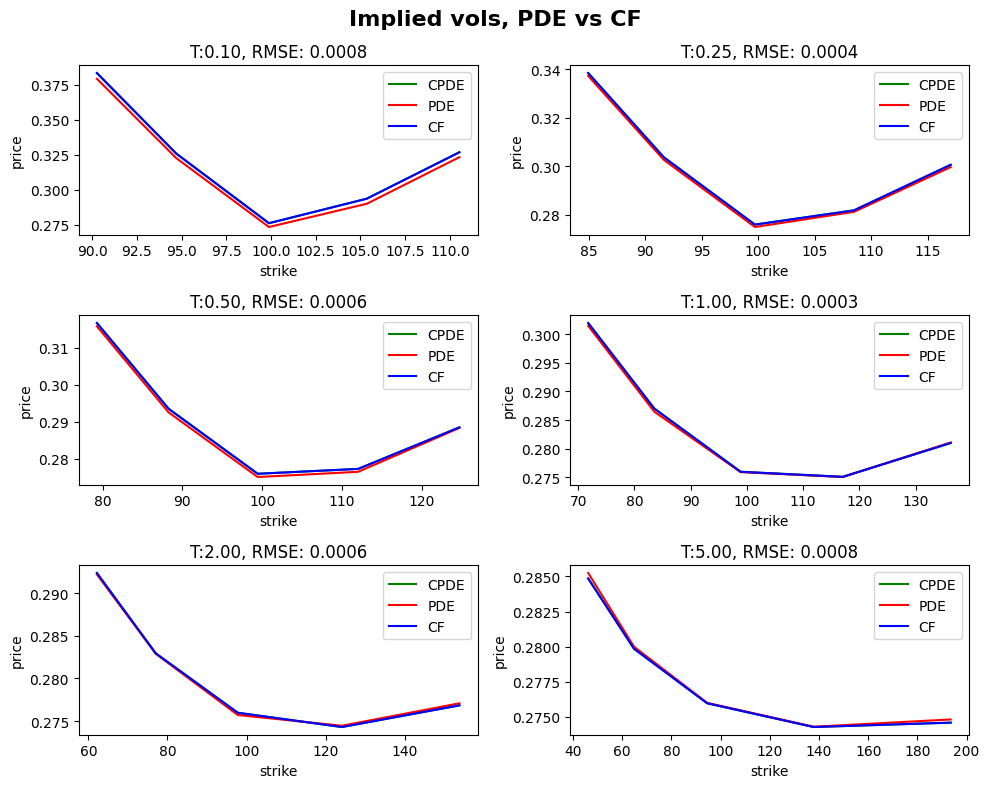
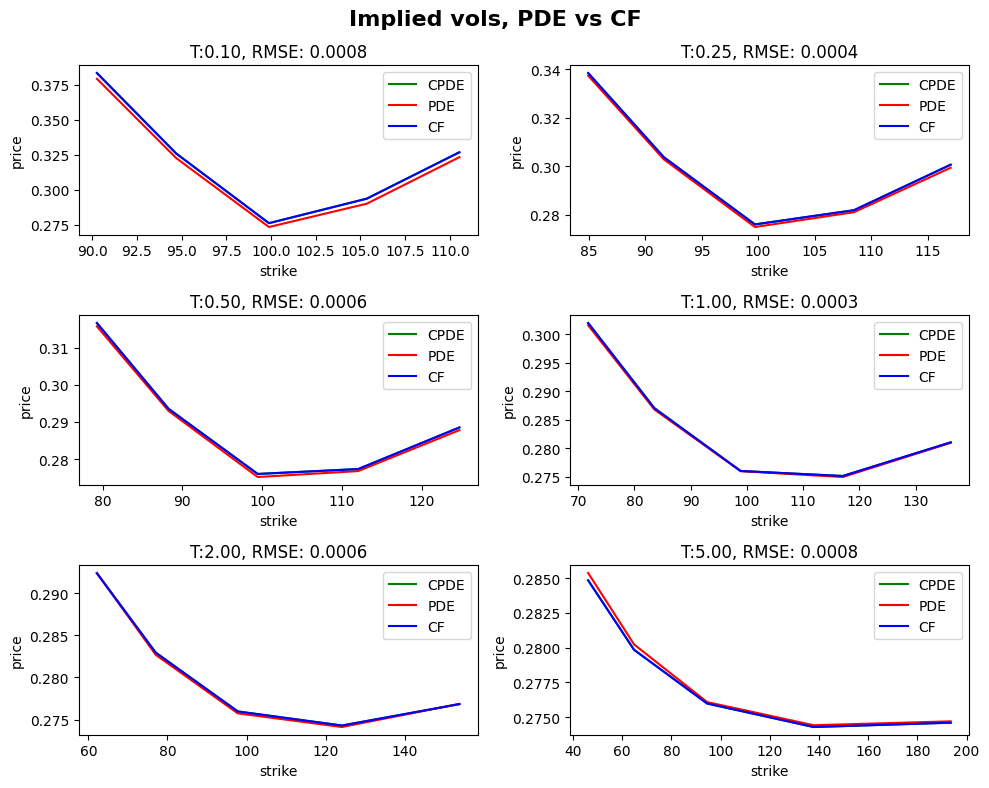
Code edit (unified diff) that turned the first committed figure into the second:
--- before
+++ after
@@ -19,14 +19,12 @@
 calib_vol_rmses = []
 is_call = True
-num_iv_prices, num_iv_vols = [], []
+num_iv_vols = []
 for exp_idx, expiry in enumerate(expiry_grid):
     calib_vol_rmses.append(10000.0 * metrics.rmse(vol_surface[exp_idx], calib_pde_vols[exp_idx]))
     f = fwds[exp_idx]
     strikes = strike_surface[exp_idx]
-    num_iv_prices.append(num_iv.black_volatility(expiry, strikes, f))
-    # num_iv_prices.append(num_iv.calculate(expiry, strikes, is_call, f))
-    num_iv_vols.append(['ToDo'])
+    num_iv_vols.append(num_iv.black_volatility(expiry, strikes, f))
 
-print(f"Num. IV prices: {num_iv_prices}")
+print(f"Num. IV vols: {num_iv_vols}")
 
 # Display implied vol results
@@ -39,5 +37,5 @@
         strikes = strike_surface[exp_idx]
         ax.plot(strikes, calib_pde_vols[exp_idx], label="CPDE", color='green')
-        ax.plot(strikes, num_iv_prices[exp_idx], label="PDE", color='red')
+        ax.plot(strikes, num_iv_vols[exp_idx], label="PDE", color='red')
         ax.plot(strikes, vol_surface[exp_idx], label="CF", color='blue')
         ax.set_title(f"T:{expiry_grid[exp_idx]:.2f}, RMSE: {calib_vol_rmses[exp_idx]:.4f}")

Commit: cleaning up